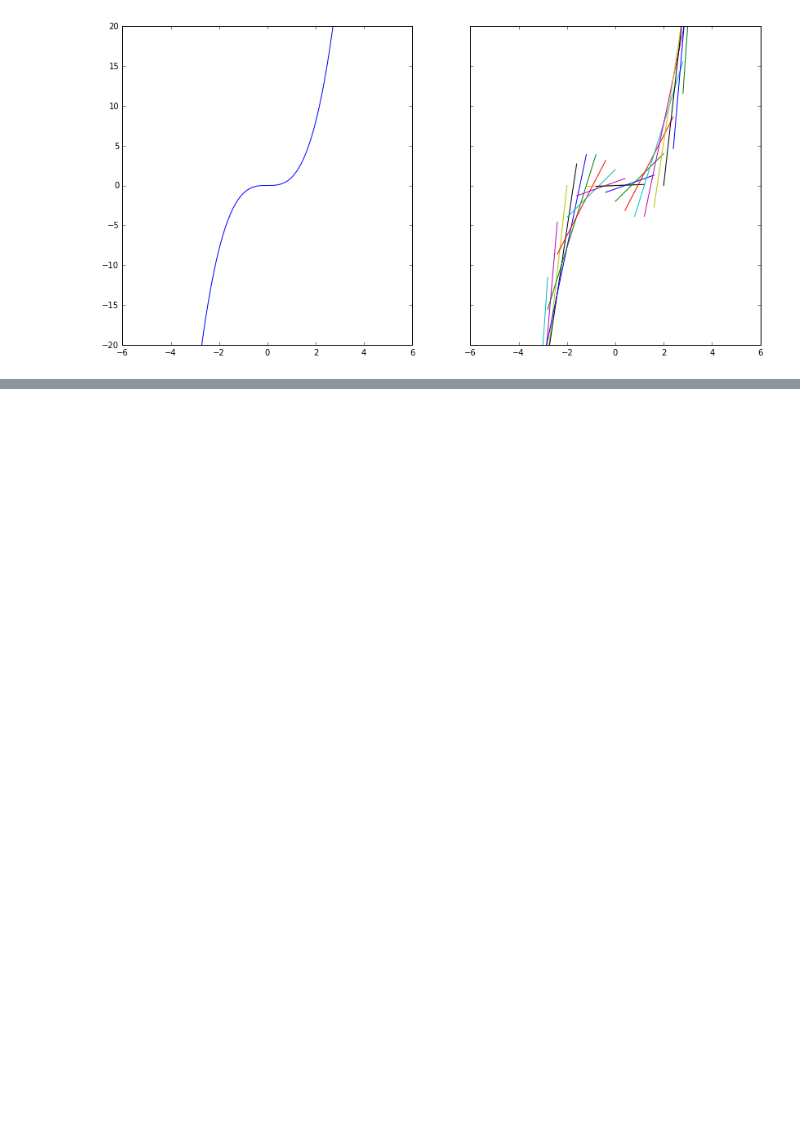
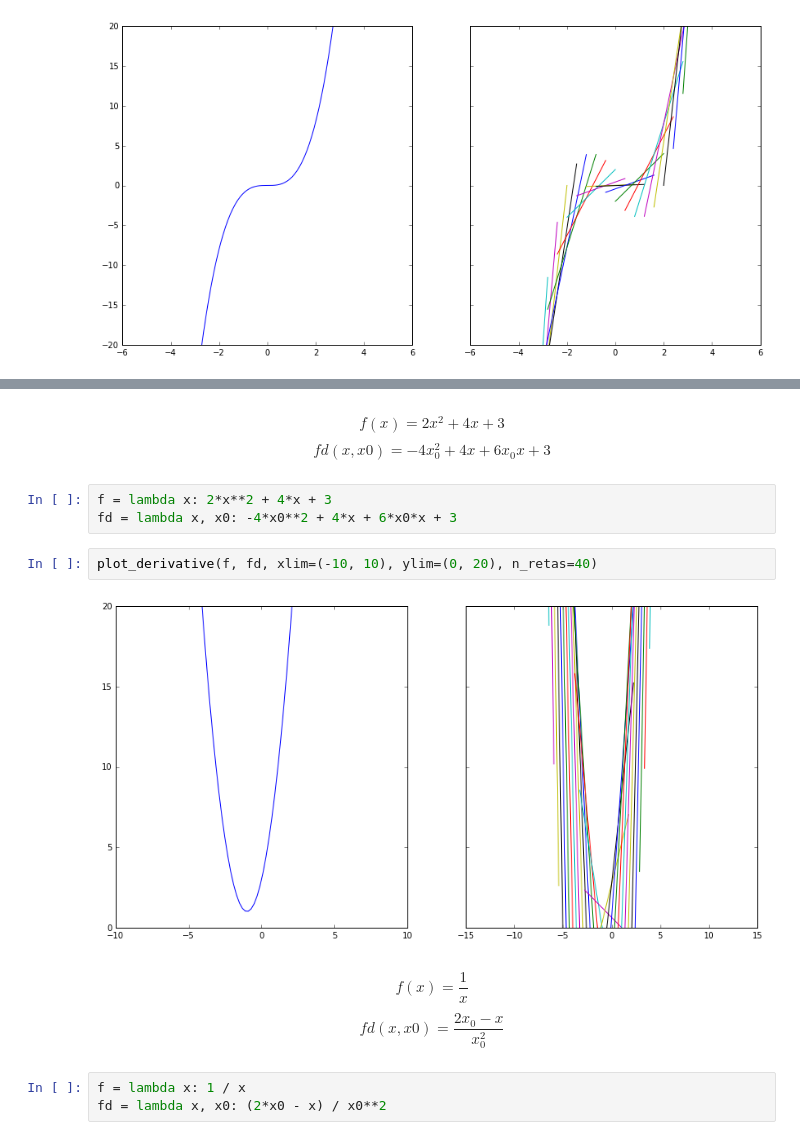
Before and after one commit to abevieiramota/learning-calculus, a Jupyter notebook: notebook/Lecture 1 - Rate of Change.ipynb, the cells around one changed output, grey strips where cells are left out. Cells and saved outputs as stored; diff of their text form; blank space fills up the shorter version.

```diff
--- a/notebook/Lecture 1 - Rate of Change.ipynb
+++ b/notebook/Lecture 1 - Rate of Change.ipynb
@@ -111,0 +136,16 @@ for x0 in x0s:
+# %% [markdown]
+$$f(x) = 2x^2 + 4x + 3$$
+$$fd(x, x0) = -4x_0^2 + 4x + 6x_0x + 3$$
+# %%
+f = lambda x: 2*x**2 + 4*x + 3
+fd = lambda x, x0: -4*x0**2 + 4*x + 6*x0*x + 3
+# %%
+plot_derivative(f, fd, xlim=(-10, 10), ylim=(0, 20), n_retas=40)
+# %% [output]
+[figure, added]
+# %% [markdown]
+$$f(x) = \frac{1}{x}$$
+$$fd(x, x0) = \frac{2x_0 - x}{x_0^2}$$
+# %%
+f = lambda x: 1 / x
+fd = lambda x, x0: (2*x0 - x) / x0**2
```
Also changed, not shown: parts of 13 cells of this notebook.
